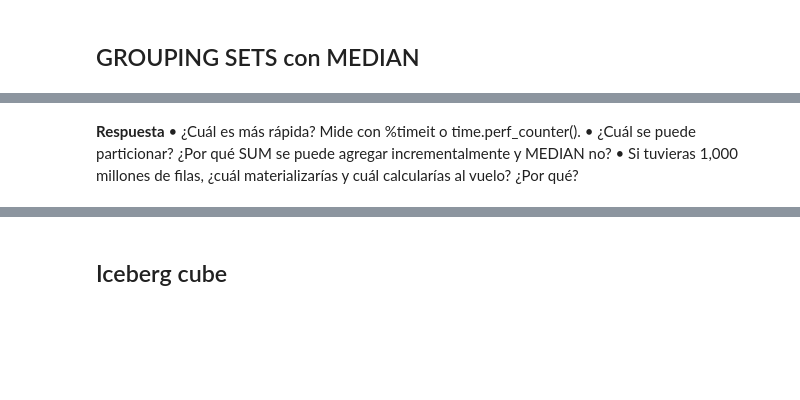
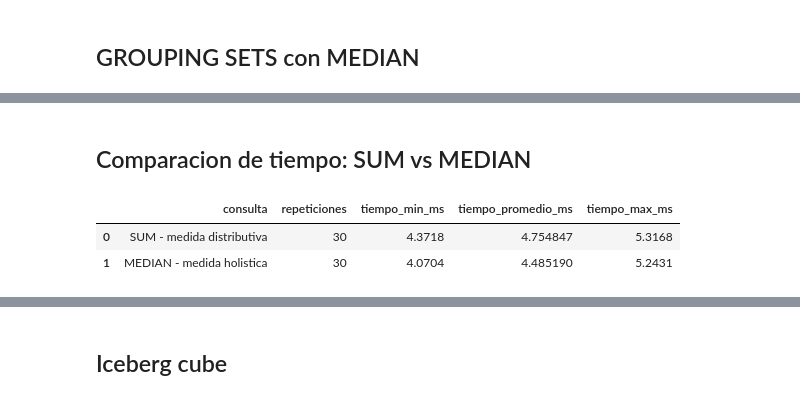
Before and after one commit to Esparrago23/Mineria_De_Datos, a Jupyter notebook: notebook.ipynb, the cells around one changed output, grey strips where cells are left out. Saved outputs shown, nothing was run; the diff lists cells and outputs as text; code cells hidden in the pictures; blank space fills up the shorter version.

```diff
--- a/notebook.ipynb
+++ b/notebook.ipynb
@@ -253,6 +310,48 @@ groupset_median_df
 | 9 | <NA> | NaN | 91.31 | 3.0 |
-# %% [markdown]
-**Respuesta**
-• ¿Cuál es más rápida? Mide con %timeit o time.perf_counter().
-• ¿Cuál se puede particionar? ¿Por qué SUM se puede agregar incrementalmente y MEDIAN no?
-• Si tuvieras 1,000 millones de filas, ¿cuál materializarías y cuál calcularías al vuelo? ¿Por qué?
+# %% [markdown]
+## Comparacion de tiempo: SUM vs MEDIAN
+# %%
+import time
+
+sum_query = """
+    SELECT year, country, SUM(dollars_sold) AS dollars_sold, SUM(units_sold) AS units_sold
+    FROM v_sales
+    GROUP BY GROUPING SETS ((year), (country), (year, country), ());
+"""
+
+median_query = """
+    SELECT year, country, MEDIAN(dollars_sold) AS dollars_sold, MEDIAN(units_sold) AS units_sold
+    FROM v_sales
+    GROUP BY GROUPING SETS ((year), (country), (year, country), ());
+"""
+
+
+def medir_consulta(query: str, repeticiones: int = 30) -> dict:
+    con.execute(query).df()  # corrida de calentamiento
+    tiempos = []
+    for _ in range(repeticiones):
+        inicio = time.perf_counter()
+        con.execute(query).df()
+        tiempos.append(time.perf_counter() - inicio)
+    return {
+        "repeticiones": repeticiones,
+        "tiempo_min_ms": min(tiempos) * 1000,
+        "tiempo_promedio_ms": (sum(tiempos) / len(tiempos)) * 1000,
+        "tiempo_max_ms": max(tiempos) * 1000,
+    }
+
+sum_timing = medir_consulta(sum_query)
+median_timing = medir_consulta(median_query)
+
+comparison_timing_df = pd.DataFrame(
+    [
+        {"consulta": "SUM - medida distributiva", **sum_timing},
+        {"consulta": "MEDIAN - medida holistica", **median_timing},
+    ]
+)
+
+comparison_timing_df
+# %% [output]
+|  | consulta | repeticiones | tiempo_min_ms | tiempo_promedio_ms | tiempo_max_ms |
+| 0 | SUM - medida distributiva | 30 | 4.3718 | 4.754847 | 5.3168 |
+| 1 | MEDIAN - medida holistica | 30 | 4.0704 | 4.485190 | 5.2431 |
```
Also changed, not shown: parts of 15 cells of this notebook, 2 other files.
